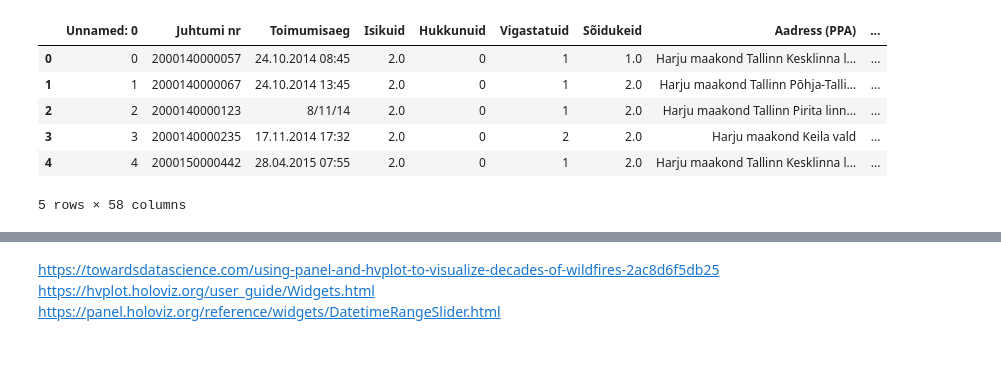
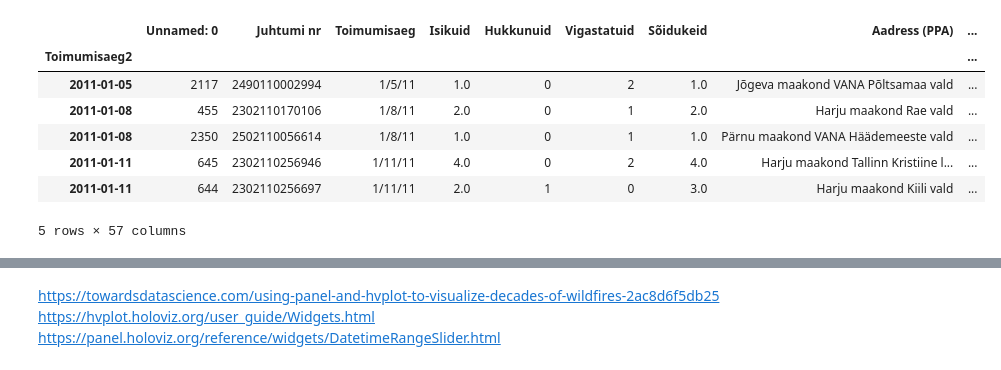
Before and after one commit to henripokk/etl_project, a Jupyter notebook: dashboard.ipynb, the cells around one changed output, grey strips where cells are left out. Cells and saved outputs as stored; diff of their text form; code cells hidden in the pictures.

```diff
--- a/dashboard.ipynb
+++ b/dashboard.ipynb
@@ -26,11 +32,12 @@ Note: you may need to restart the kernel to use updated packages.
 # %%
-df= pd.read_csv("df_clean.csv")
+df= pd.read_csv("df_clean.csv", parse_dates=['Toimumisaeg2']).set_index("Toimumisaeg2").sort_index()
 df.head(5)
 # %% [output]
 |  | Unnamed: 0 | Juhtumi nr | Toimumisaeg | Isikuid | Hukkunuid | Vigastatuid | Sõidukeid | Aadress (PPA) | ... |
-| 0 | 0 | 2000140000057 | 24.10.2014 08:45 | 2.0 | 0 | 1 | 1.0 | Harju maakond Tallinn Kesklinna l... | ... |
-| 1 | 1 | 2000140000067 | 24.10.2014 13:45 | 2.0 | 0 | 1 | 2.0 | Harju maakond Tallinn Põhja-Talli... | ... |
-| 2 | 2 | 2000140000123 | 8/11/14 | 2.0 | 0 | 1 | 2.0 | Harju maakond Tallinn Pirita linn... | ... |
-| 3 | 3 | 2000140000235 | 17.11.2014 17:32 | 2.0 | 0 | 2 | 2.0 | Harju maakond Keila vald | ... |
-| 4 | 4 | 2000150000442 | 28.04.2015 07:55 | 2.0 | 0 | 1 | 2.0 | Harju maakond Tallinn Kesklinna l... | ... |
+| Toimumisaeg2 |  |  |  |  |  |  |  |  | ... |
+| 2011-01-05 | 2117 | 2490110002994 | 1/5/11 | 1.0 | 0 | 2 | 1.0 | Jõgeva maakond VANA Põltsamaa vald | ... |
+| 2011-01-08 | 455 | 2302110170106 | 1/8/11 | 2.0 | 0 | 1 | 2.0 | Harju maakond Rae vald | ... |
+| 2011-01-08 | 2350 | 2502110056614 | 1/8/11 | 1.0 | 0 | 1 | 1.0 | Pärnu maakond VANA Häädemeeste vald | ... |
+| 2011-01-11 | 645 | 2302110256946 | 1/11/11 | 4.0 | 0 | 2 | 4.0 | Harju maakond Tallinn Kristiine l... | ... |
+| 2011-01-11 | 644 | 2302110256697 | 1/11/11 | 2.0 | 1 | 0 | 3.0 | Harju maakond Kiili vald | ... |
-5 rows × 58 columns
+5 rows × 57 columns
```
Also changed, not shown: parts of 11 cells of this notebook, 1 other file.
